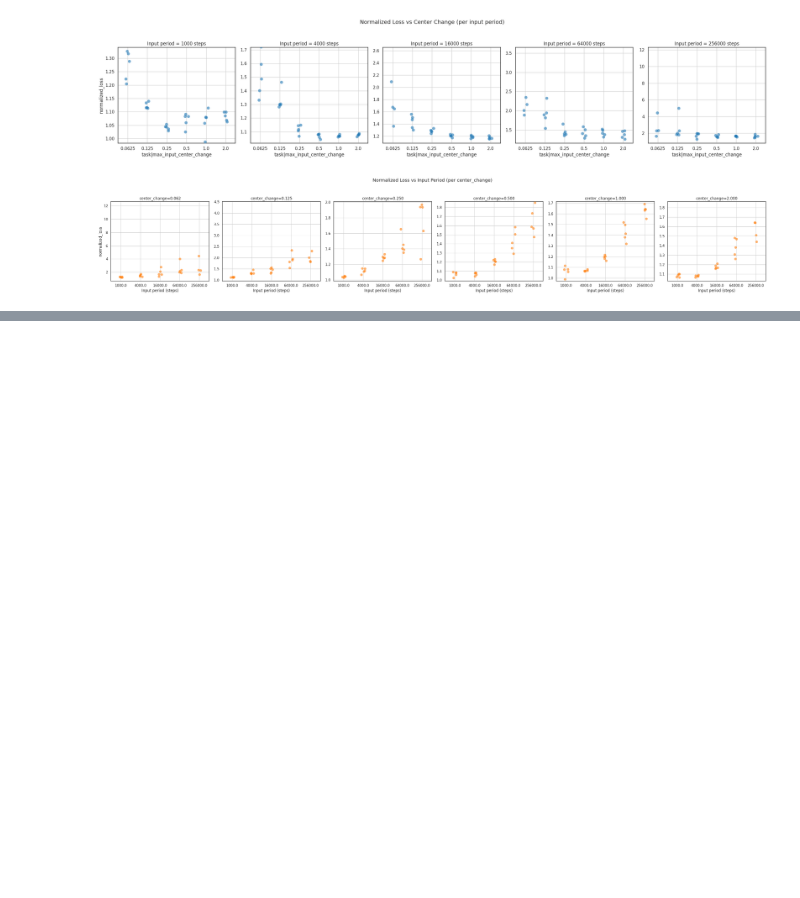
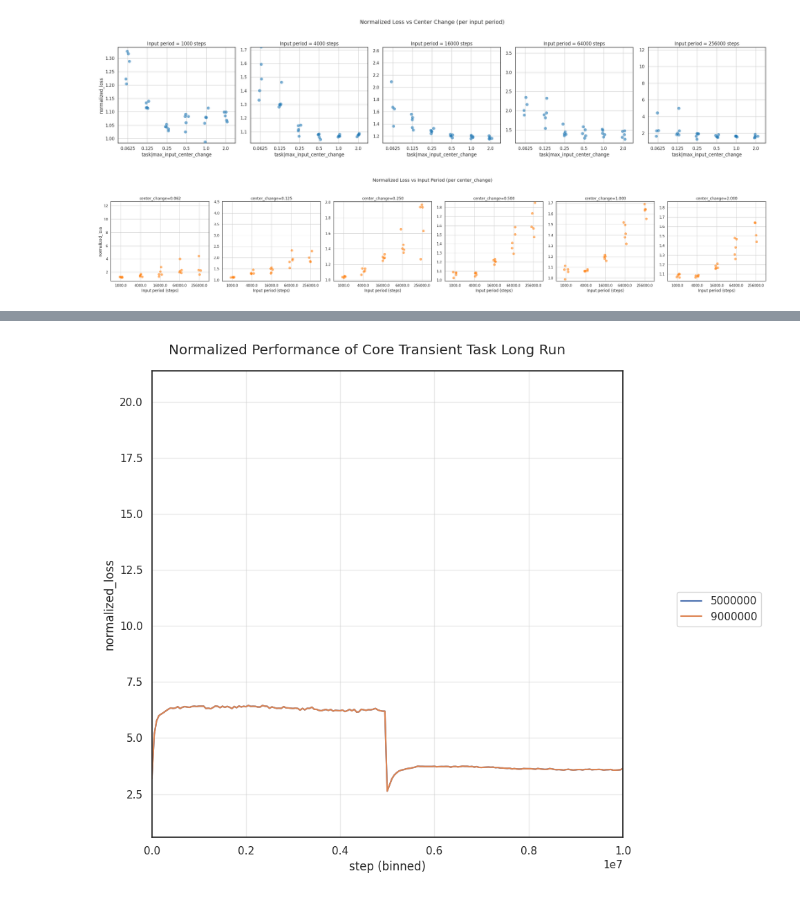
Before and after one commit to ejmejm/phd_research, a Jupyter notebook: phd/feature_search/analysis/core_transient_task/problem_variations.ipynb, the cells around one changed output, grey strips where cells are left out. Cells and saved outputs as stored; diff of their text form; code cells hidden in the pictures; blank space fills up the shorter version.

```diff
--- a/phd/feature_search/analysis/core_transient_task/problem_variations.ipynb
+++ b/phd/feature_search/analysis/core_transient_task/problem_variations.ipynb
@@ -421,0 +580,44 @@ plt.show()
+# %%
+# First, merge to get the required columns into a single DataFrame
+plot_df = run_dfs['autostep_long_run_single_change'].merge(
+    config_dfs['autostep_long_run_single_change'][['run_id', 'model|use_perfect_features', 'task|input_change_freq', 'seed']],
+    on = 'run_id',
+)
+
+# Keep only the columns we care about
+cols_of_interest = [
+    'run_id',
+    'model|use_perfect_features',
+    'task|input_change_freq',
+    'seed',
+    'step',
+    'loss',
+]
+plot_df = plot_df[cols_of_interest]
+
+group_cols = ['seed', 'step', 'task|input_change_freq']
+
+plot_df['normalized_loss'] = (
+    plot_df
+    .groupby(group_cols, group_keys=False)
+    .apply(compute_normalized_loss)
+)
+
+plot_df = plot_df[
+    plot_df['model|use_perfect_features'] == False
+]
+# %%
+plot_learning_curves(
+    run_df = plot_df,
+    n_bins = 200,
+    figsize = (8, 4),
+    max_cols = 1,
+    y_col = 'normalized_loss',
+    hue_col = 'task|input_change_freq',
+    ylim = (0.9, 7.5),
+)
+plt.suptitle('Normalized Performance of Core Transient Task Long Run')
+plt.tight_layout()
+plt.show()
+# %% [output]
+[figure, added]
```
Also changed, not shown: parts of 8 cells of this notebook.
